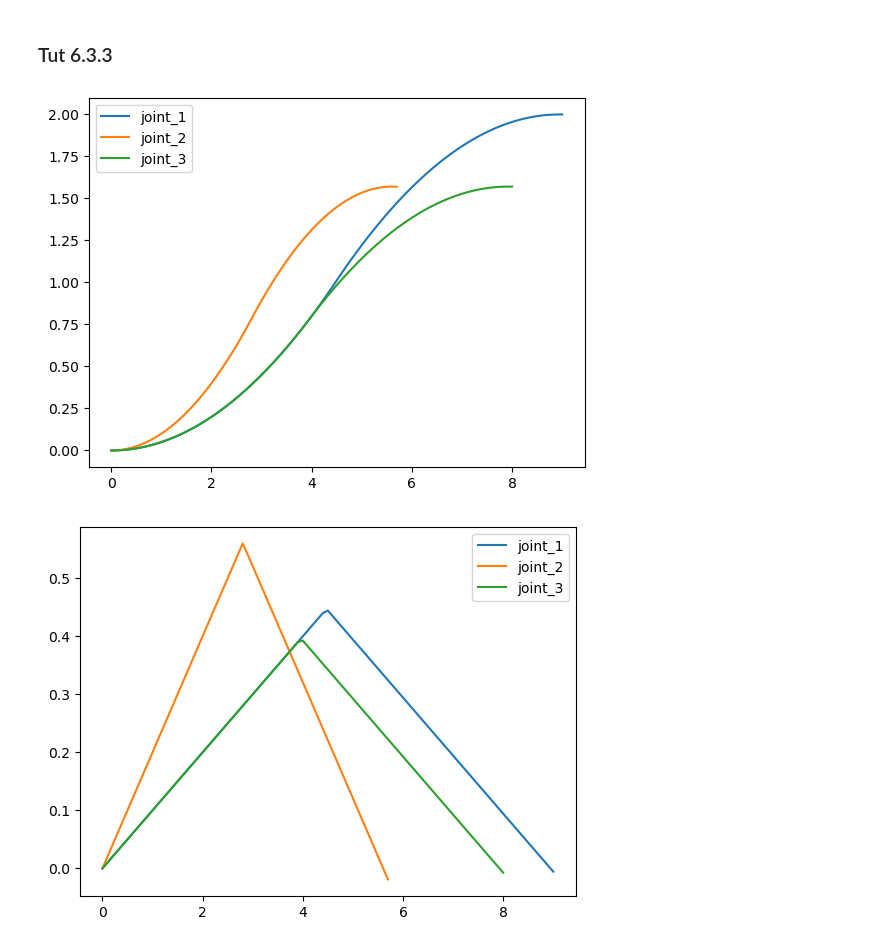
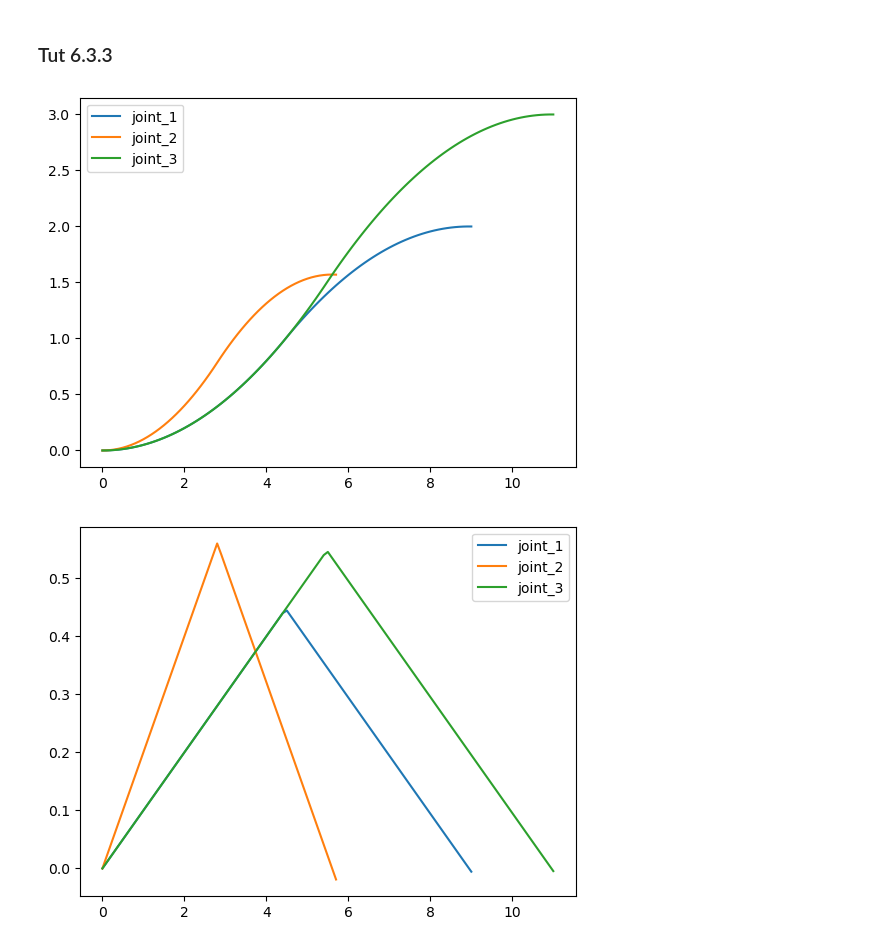
Before and after one commit to MC-Kangan/IC_Robotics_ME4, a Jupyter notebook: Tutorial 6 Trajectory Planning.ipynb, the cells around one changed output. Saved outputs shown, nothing was run; the diff lists cells and outputs as text; code cells hidden in the pictures.

```diff
--- a/Tutorial 6 Trajectory Planning.ipynb
+++ b/Tutorial 6 Trajectory Planning.ipynb
@@ -269,7 +269,7 @@ d2 = [0, 2]
 t1 = [0, np.pi/2]
 d3 = [0, 3]
 
-disp_lst = [d1, t2, t3]
+disp_lst = [d1, t2, d3]
 
 a_d2 = 0.1
 a_t1 = 0.2
@@ -342,32 +342,32 @@ for i in range(len(disp_lst)):
             res_disp = disp_f - a * tf**2/2 + a * tf * t - a/2 * t**2
 
             res_vel = a * tf - a * t
 
             res_acc = -a
 
             disp.append(res_disp)
             vel.append(res_vel)
             acc.append(res_acc)
 
     time_all.append(time)
     disp_all.append(disp)
     vel_all.append(vel)
     acc_all.append(acc)
 
 for i in range(len(disp_all)):
     plt.plot(time_all[i], disp_all[i], label = f'joint_{i+1}')
     plt.legend()
 plt.show()
 
 for i in range(len(disp_all)):
     plt.plot(time_all[i], vel_all[i], label = f'joint_{i+1}')
     plt.legend()
 plt.show()
 
 for i in range(len(disp_all)):
     plt.plot(time_all[i], acc_all[i], label = f'joint_{i+1}')
     plt.legend()
 plt.show()
 # %% [output]
-[figure, old version]
+[figure, new version]
-[figure, old version]
+[figure, new version]
```
Also changed, not shown: parts of 1 cell of this notebook, 2 other files.
